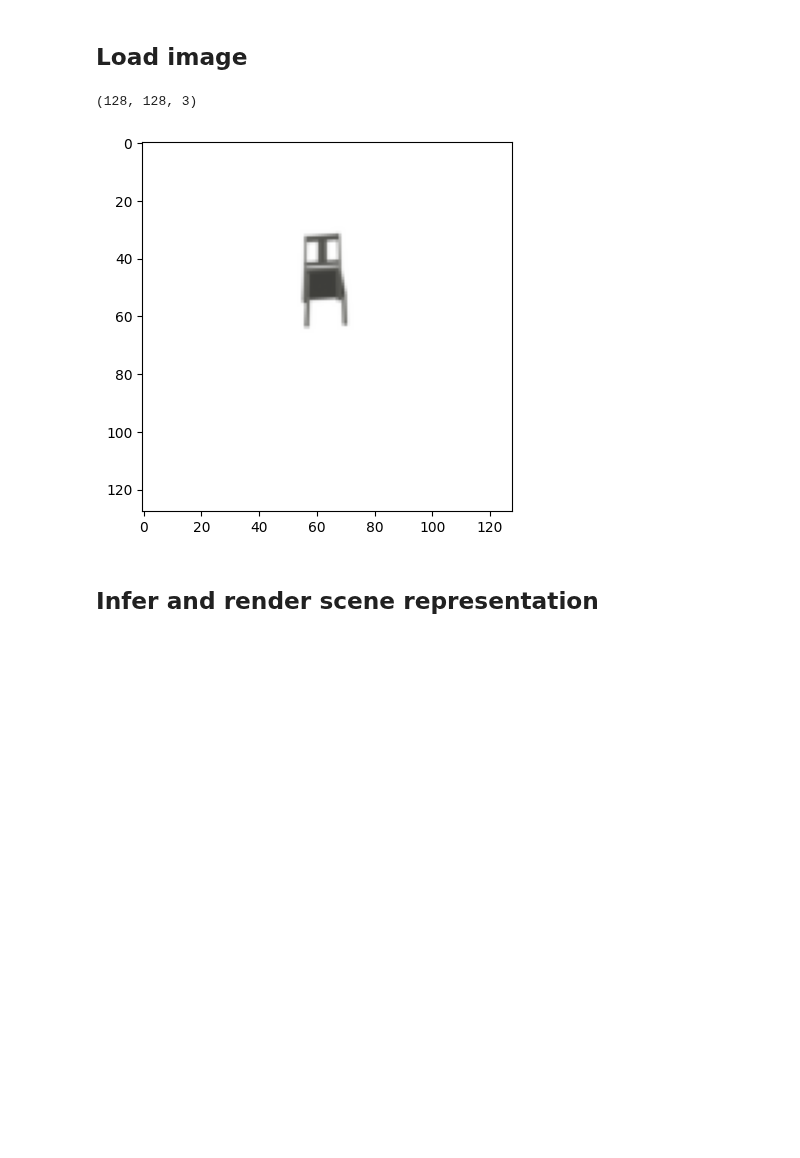
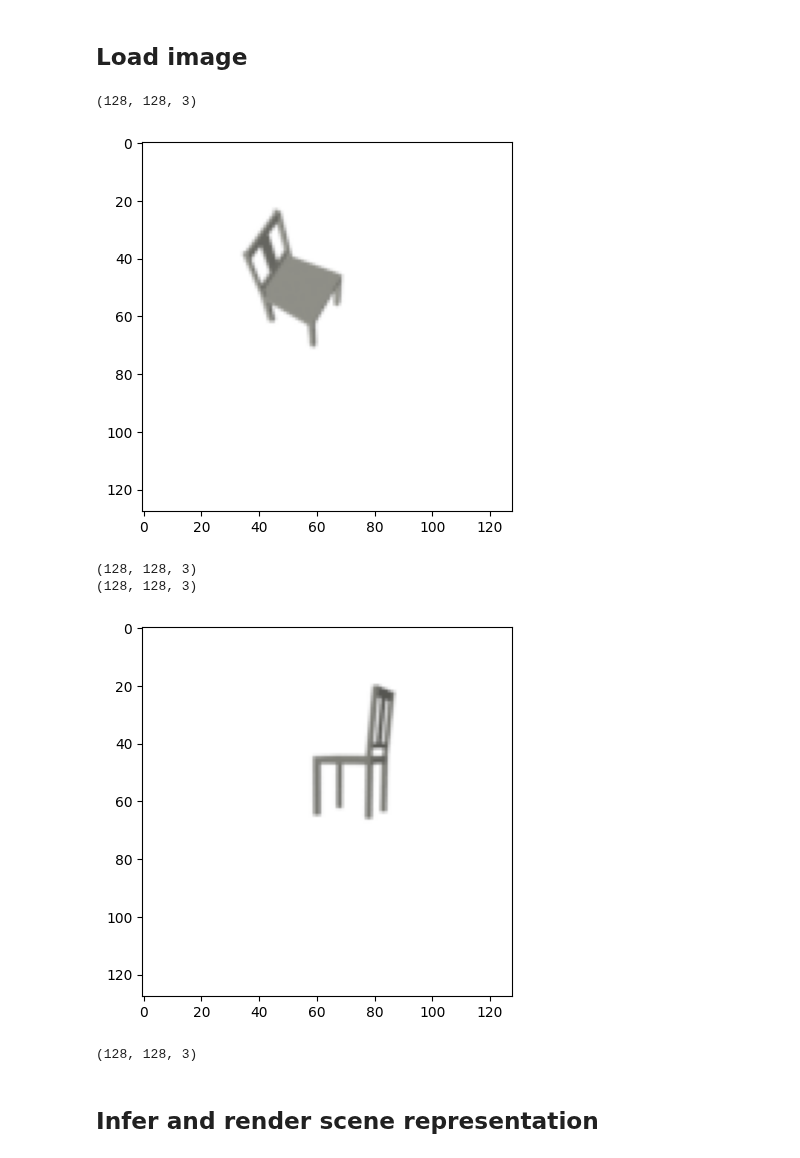
Before and after one commit to elidub/equiv-neural-rendering, a Jupyter notebook: exploration_elias.ipynb, the cells around one changed output. Saved outputs shown, nothing was run; the diff lists cells and outputs as text; code cells hidden in the pictures; blank space fills up the shorter version.

```diff
--- a/exploration_elias.ipynb
+++ b/exploration_elias.ipynb
@@ -35,17 +35,28 @@ from models.neural_renderer import load_model
 model = load_model('trained-models/chairs.pt').to(device)
 # %% [markdown]
 ## Load image
-# %%
-# You can also try loading other examples (e.g. 'chair1.png')
-img = imageio.imread('imgs/example-data/chair4.png')
-img = imageio.imread('data_prep/output/rot_dataset/model.dae/00000.png')
-# Visualize image
-img = resize(img[:, :, :3], (128, 128)).astype('float32')
-plt.imshow(img)
-print(img.shape)
-# %% [output]
-(128, 128, 3)
-[figure, removed]
+# %%
+source_id, shift_id = '00002', '00004'
+# img = imageio.imread('imgs/example-data/chair4.png')
+img_source = imageio.imread(f'data_prep/output/rot_dataset/model.dae/{source_id}.png')[:, :, :3]
+img_shift = imageio.imread(f'data_prep/output/rot_dataset/model.dae/{shift_id}.png')[:, :, :3]
+
+for img in [img_source, img_shift]:
+
+    # You can also try loading other examples (e.g. 'chair1.png')
+    # Visualize image
+    print(img.shape)
+    # img = img[:, :, :3]
+    plt.imshow(img)
+    plt.show()
+    print(img.shape)
+# %% [output]
+(128, 128, 3)
+[figure, added]
+(128, 128, 3)
+(128, 128, 3)
+[figure, added]
+(128, 128, 3)
 # %% [markdown]
 ## Infer and render scene representation
 # %%
```
Also changed, not shown: parts of 7 cells of this notebook, 1 other file.
